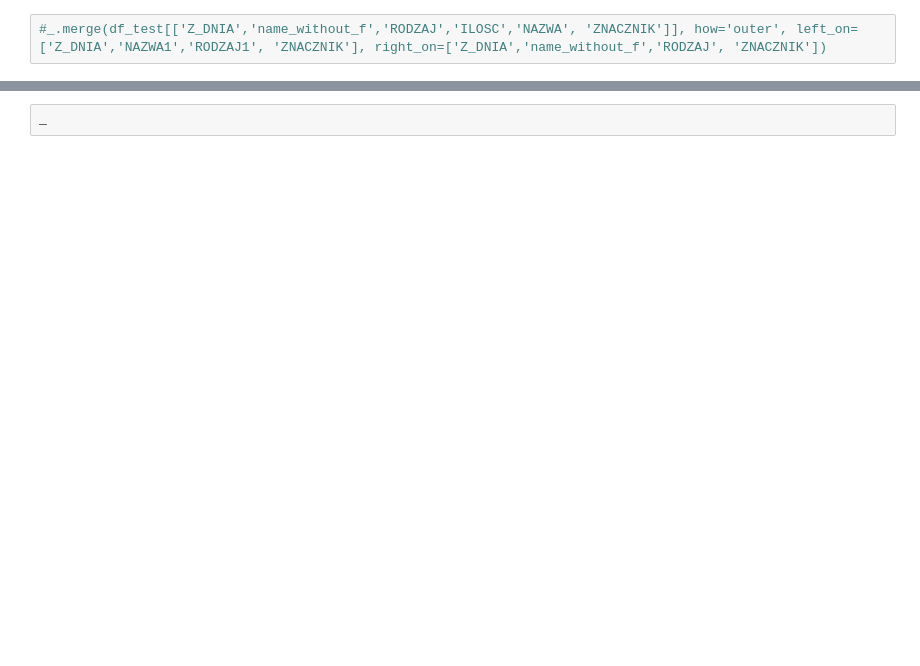
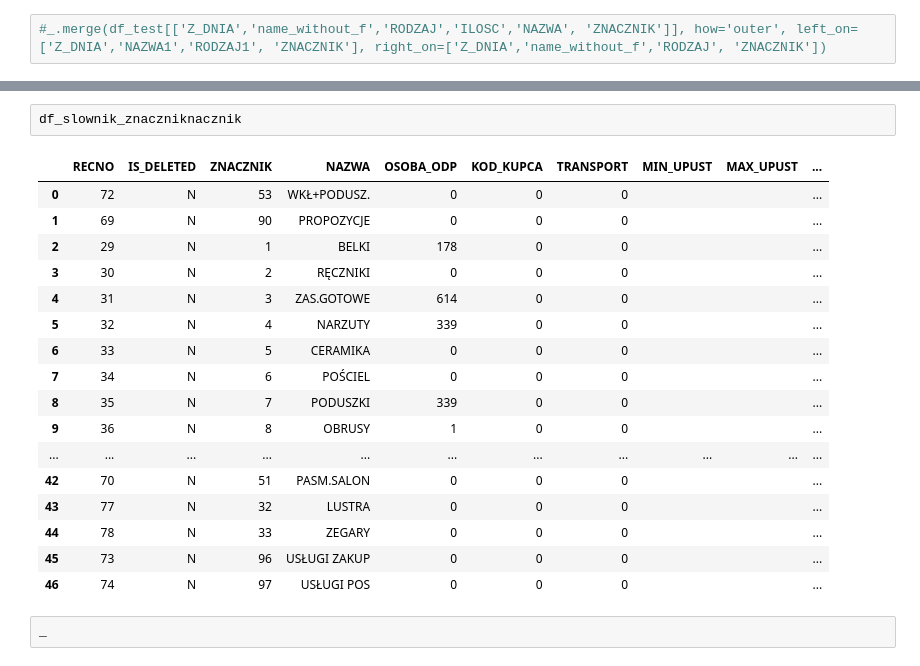
Before and after one commit to plggrzybuch/reklamacje, a Jupyter notebook: raport_felery.ipynb, the cells around one changed output, grey strips where cells are left out. Cells and saved outputs as stored; diff of their text form; blank space fills up the shorter version.

```diff
--- a/raport_felery.ipynb
+++ b/raport_felery.ipynb
@@ -164,3 +242,23 @@ df_slownik
+# %%
+df_slownik_znaczniknacznik
+# %% [output]
+|  | RECNO | IS_DELETED | ZNACZNIK | NAZWA | OSOBA_ODP | KOD_KUPCA | TRANSPORT | MIN_UPUST | MAX_UPUST | ... |
+| 0 | 72 | N | 53 | WKŁ+PODUSZ. | 0 | 0 | 0 |  |  | ... |
+| 1 | 69 | N | 90 | PROPOZYCJE | 0 | 0 | 0 |  |  | ... |
+| 2 | 29 | N | 1 | BELKI | 178 | 0 | 0 |  |  | ... |
+| 3 | 30 | N | 2 | RĘCZNIKI | 0 | 0 | 0 |  |  | ... |
+| 4 | 31 | N | 3 | ZAS.GOTOWE | 614 | 0 | 0 |  |  | ... |
+| 5 | 32 | N | 4 | NARZUTY | 339 | 0 | 0 |  |  | ... |
+| 6 | 33 | N | 5 | CERAMIKA | 0 | 0 | 0 |  |  | ... |
+| 7 | 34 | N | 6 | POŚCIEL | 0 | 0 | 0 |  |  | ... |
+| 8 | 35 | N | 7 | PODUSZKI | 339 | 0 | 0 |  |  | ... |
+| 9 | 36 | N | 8 | OBRUSY | 1 | 0 | 0 |  |  | ... |
+| ... | ... | ... | ... | ... | ... | ... | ... | ... | ... | ... |
+| 42 | 70 | N | 51 | PASM.SALON | 0 | 0 | 0 |  |  | ... |
+| 43 | 77 | N | 32 | LUSTRA | 0 | 0 | 0 |  |  | ... |
+| 44 | 78 | N | 33 | ZEGARY | 0 | 0 | 0 |  |  | ... |
+| 45 | 73 | N | 96 | USŁUGI ZAKUP | 0 | 0 | 0 |  |  | ... |
+| 46 | 74 | N | 97 | USŁUGI POS | 0 | 0 | 0 |  |  | ... |
 # %%
 _
 # %% [output]
```
Also changed, not shown: parts of 20 cells of this notebook.
